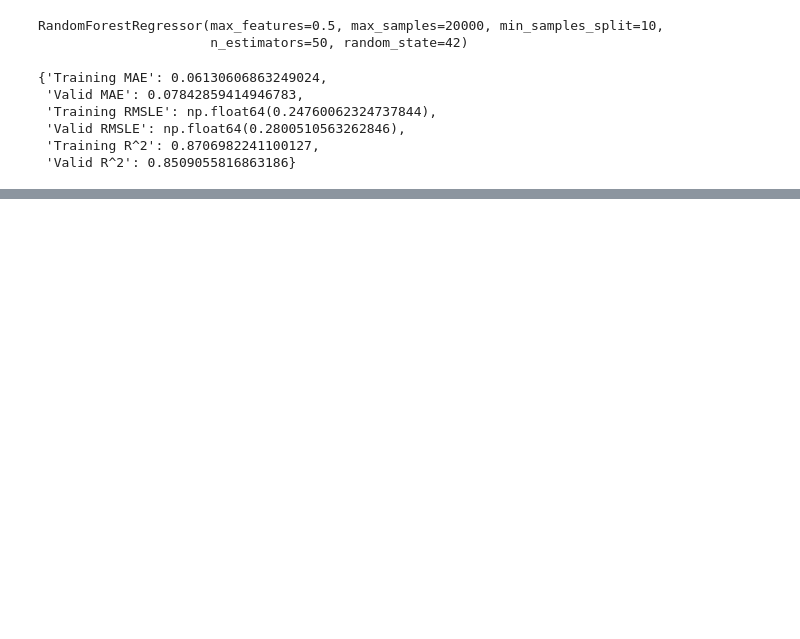
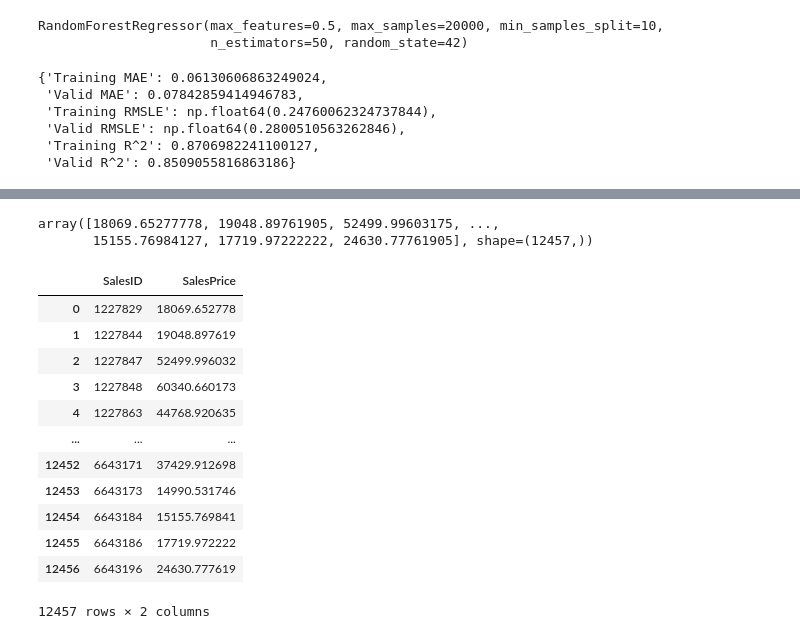
Before and after one commit to notoka0/bulldozers_prices_regression, a Jupyter notebook: bulldozer-price-regression.ipynb, the cells around one changed output, grey strips where cells are left out. Saved outputs shown, nothing was run; the diff lists cells and outputs as text; code cells hidden in the pictures; blank space fills up the shorter version.

```diff
--- a/bulldozer-price-regression.ipynb
+++ b/bulldozer-price-regression.ipynb
@@ -287,0 +304,50 @@ show_scores(ideal_model)
+# %%
+def preprocess_data(df):
+
+    df["saleYear"] = df_test.saledate.dt.year
+    df["saleMonth"] = df_test.saledate.dt.month
+    df["saleMDay"] = df_test.saledate.dt.day
+    df["saleDayOfWeek"] = df_test.saledate.dt.dayofweek
+    df["saleDayOfYear"] = df_test.saledate.dt.dayofyear
+
+    df.drop("saledate", axis=1, inplace=True)
+
+    for label, column in df.items():
+        # Fill median
+        if pd.api.types.is_numeric_dtype(column):
+            df[label] = column.fillna(column.median())
+
+        #Fill missing
+        if not pd.api.types.is_numeric_dtype(column):
+            df[label] = pd.Categorical(column).codes + 1
+
+    return df
+# %%
+df_test = preprocess_data(df_test)
+# %%
+# Make predictions on the test dataset
+test_preds = ideal_model.predict(df_test)
+
+test_preds
+# %% [output]
+array([18069.65277778, 19048.89761905, 52499.99603175, ...,
+       15155.76984127, 17719.97222222, 24630.77761905], shape=(12457,))
+# %%
+df_preds = pd.DataFrame()
+df_preds["SalesID"] = df_test["SalesID"]
+df_preds["SalesPrice"] = test_preds
+df_preds
+# %% [output]
+|  | SalesID | SalesPrice |
+| 0 | 1227829 | 18069.652778 |
+| 1 | 1227844 | 19048.897619 |
+| 2 | 1227847 | 52499.996032 |
+| 3 | 1227848 | 60340.660173 |
+| 4 | 1227863 | 44768.920635 |
+| ... | ... | ... |
+| 12452 | 6643171 | 37429.912698 |
+| 12453 | 6643173 | 14990.531746 |
+| 12454 | 6643184 | 15155.769841 |
+| 12455 | 6643186 | 17719.972222 |
+| 12456 | 6643196 | 24630.777619 |
+12457 rows × 2 columns
```
Also changed, not shown: parts of 7 cells of this notebook.
